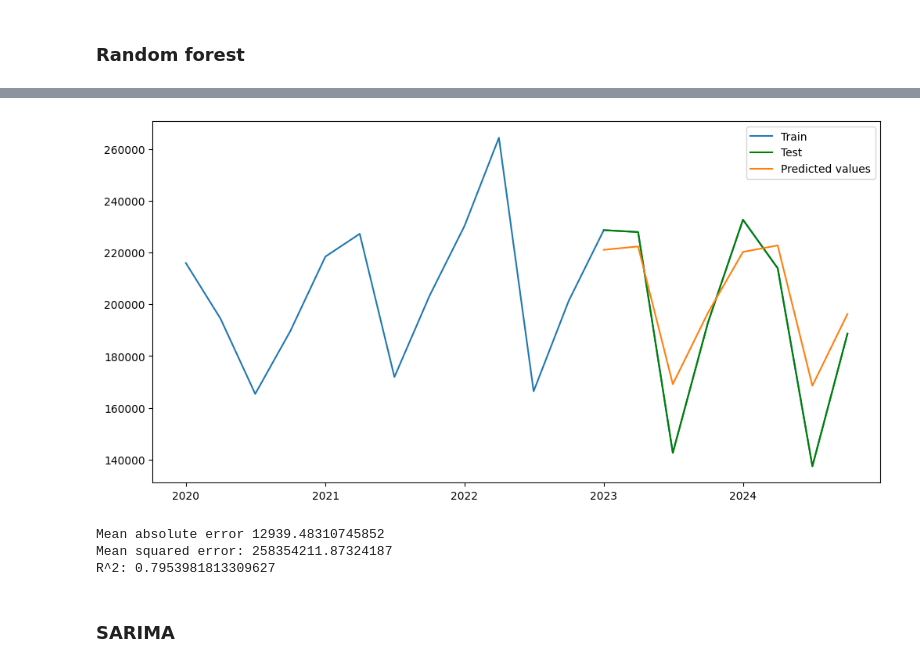
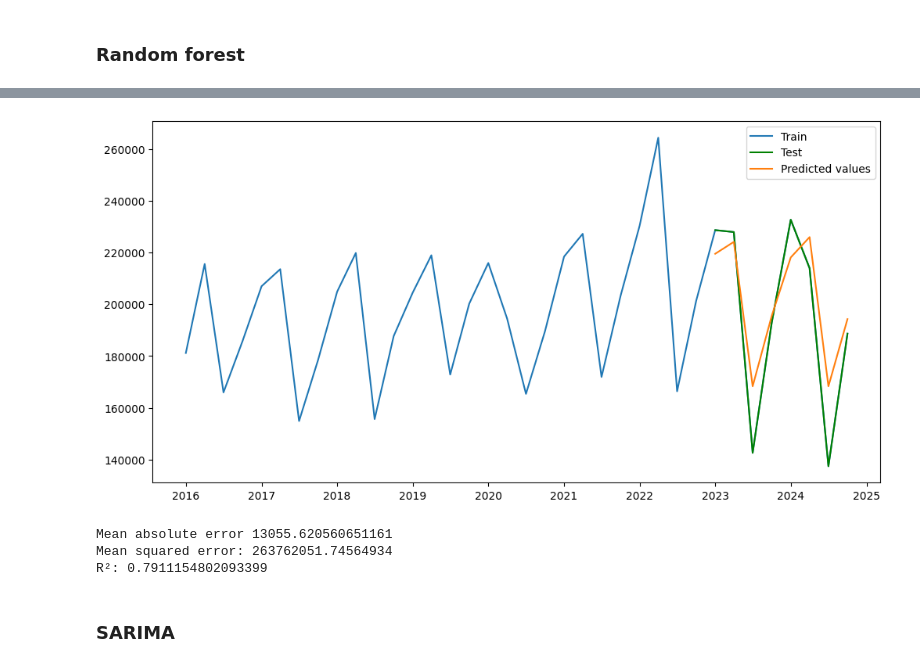
Before and after one commit to wwielakowska/in-ynierka, a Jupyter notebook: crime_code.ipynb, the cells around one changed output, grey strips where cells are left out. Saved outputs shown, nothing was run; the diff lists cells and outputs as text; code cells hidden in the pictures.

```diff
--- a/dane_zaczynamy.ipynb
+++ b/crime_code.ipynb
@@ -1050,28 +1201,28 @@ rf_rscv.best_params_
 # %%
 rf = RandomForestRegressor(n_estimators=100, min_samples_leaf=3, max_features=3, max_depth=8)
 
 rf.fit(X_train, y_train)
 y_pred = rf.predict(X_test)
 
 plt.figure(figsize=(12,6))
-plt.plot(df_xg.index, df_xg['Liczba'], label='Train')
+plt.plot(df_xgb.index, df_xgb['Liczba'], label='Train')
 plt.plot(y_test.index, y_test, label='Test', color='green')
 plt.plot(y_test.index, y_pred, label='Predicted values')
 plt.legend()
 plt.show()
 
 mae = mean_absolute_error(y_test,y_pred)
 mse = mean_squared_error(y_test, y_pred)
 r_squared = r2_score(y_test, y_pred)
 
 print("Mean absolute error",mae)
 print("Mean squared error:",mse)
-print("R^2:",r_squared)
+print("R²:",r_squared)
 # %% [output]
-[figure, old version]
+[figure, new version]
-Mean absolute error 12939.48310745852
-Mean squared error: 258354211.87324187
-R^2: 0.7953981813309627
+Mean absolute error 13055.620560651161
+Mean squared error: 263762051.74564934
+R²: 0.7911154802093399
 # %% [markdown]
 ### SARIMA
 # %%
```
Also changed, not shown: parts of 26 cells of this notebook, 10 other files.
